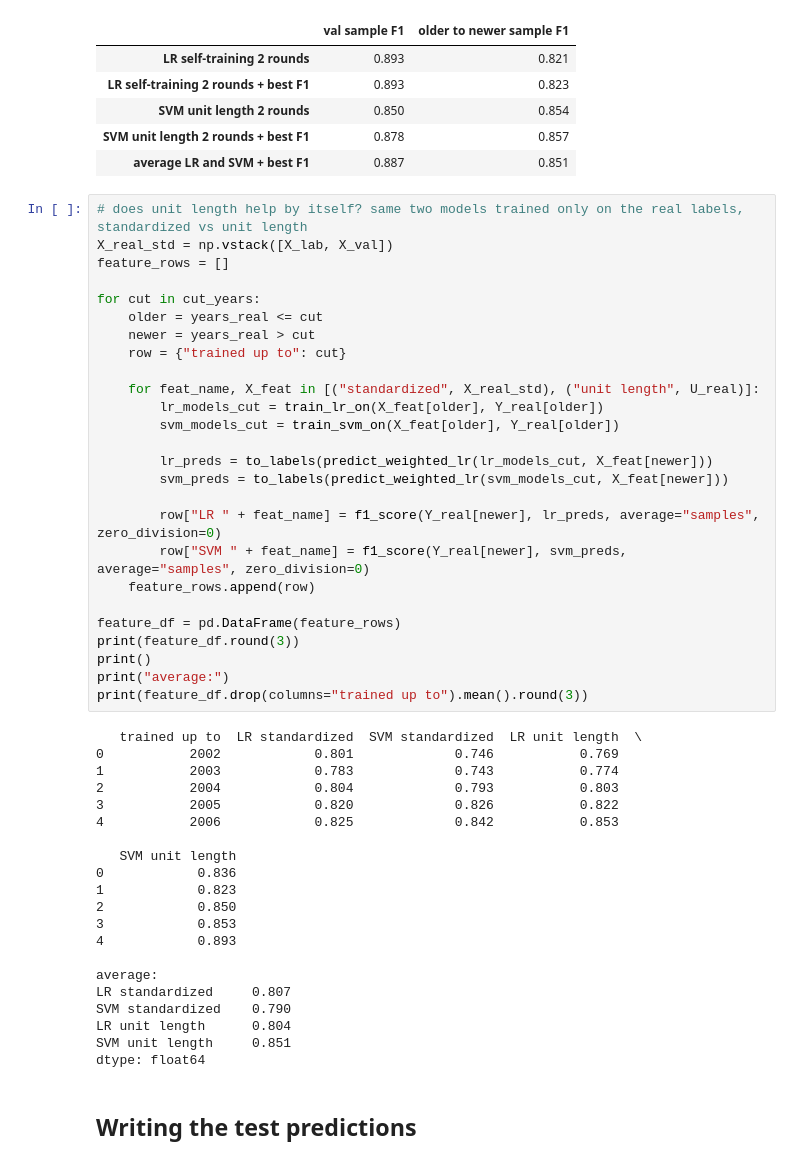
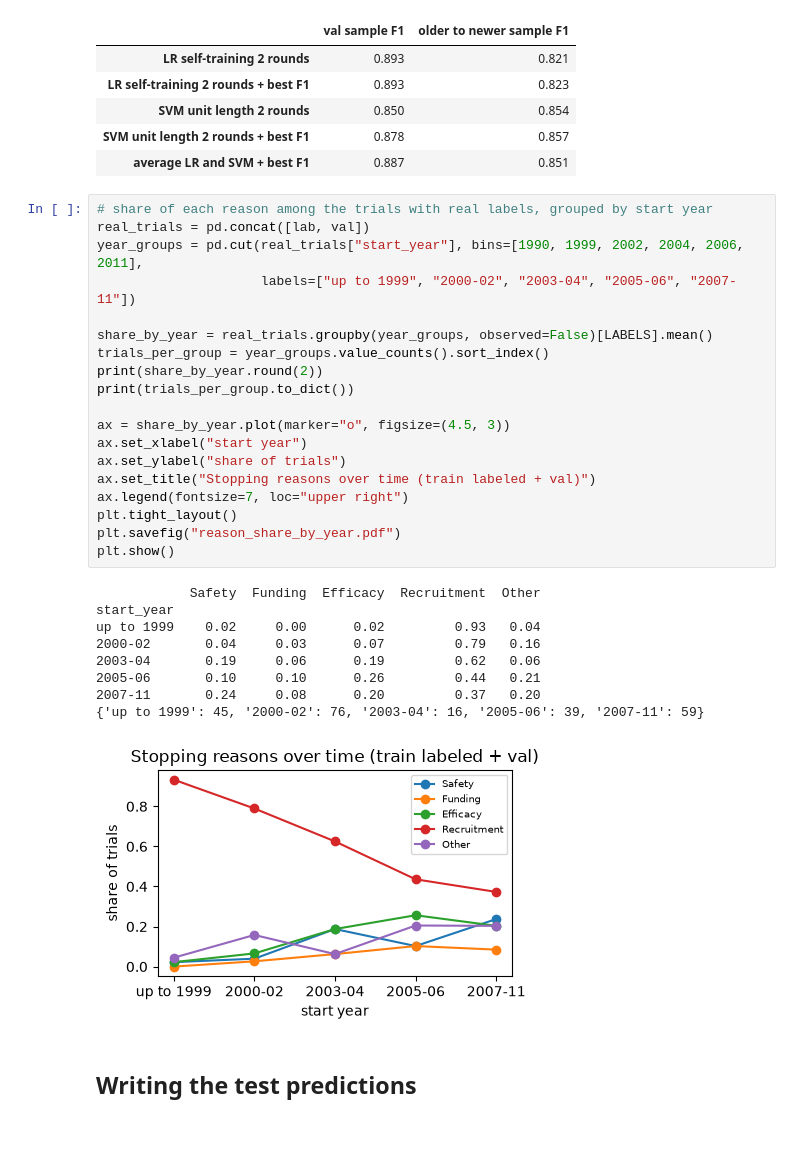
Before and after one commit to aakarsh-g7/CS5785-Midterm-Project, a Jupyter notebook: Part 1/part1.ipynb, the cells around one changed output. Saved outputs shown, nothing was run; the diff lists cells and outputs as text; blank space fills up the shorter version.

Commit message:
Add figure of stopping reasons over time

```diff
--- a/Part 1/part1.ipynb
+++ b/Part 1/part1.ipynb
@@ -1445,53 +1445,35 @@ summary.round(3)
 | SVM unit length 2 rounds | 0.850 | 0.854 |
 | SVM unit length 2 rounds + best F1 | 0.878 | 0.857 |
 | average LR and SVM + best F1 | 0.887 | 0.851 |
-# %%
-# does unit length help by itself? same two models trained only on the real labels, standardized vs unit length
-X_real_std = np.vstack([X_lab, X_val])
-feature_rows = []
-
-for cut in cut_years:
-    older = years_real <= cut
-    newer = years_real > cut
-    row = {"trained up to": cut}
-
-    for feat_name, X_feat in [("standardized", X_real_std), ("unit length", U_real)]:
-        lr_models_cut = train_lr_on(X_feat[older], Y_real[older])
-        svm_models_cut = train_svm_on(X_feat[older], Y_real[older])
-
-        lr_preds = to_labels(predict_weighted_lr(lr_models_cut, X_feat[newer]))
-        svm_preds = to_labels(predict_weighted_lr(svm_models_cut, X_feat[newer]))
-
-        row["LR " + feat_name] = f1_score(Y_real[newer], lr_preds, average="samples", zero_division=0)
-        row["SVM " + feat_name] = f1_score(Y_real[newer], svm_preds, average="samples", zero_division=0)
-    feature_rows.append(row)
-
-feature_df = pd.DataFrame(feature_rows)
-print(feature_df.round(3))
-print()
-print("average:")
-print(feature_df.drop(columns="trained up to").mean().round(3))
-# %% [output]
-   trained up to  LR standardized  SVM standardized  LR unit length  \
-0           2002            0.801             0.746           0.769
-1           2003            0.783             0.743           0.774
-2           2004            0.804             0.793           0.803
-3           2005            0.820             0.826           0.822
-4           2006            0.825             0.842           0.853
-
-   SVM unit length
-0            0.836
-1            0.823
-2            0.850
-3            0.853
-4            0.893
-
-average:
-LR standardized     0.807
-SVM standardized    0.790
-LR unit length      0.804
-SVM unit length     0.851
-dtype: float64
+# %%
+# share of each reason among the trials with real labels, grouped by start year
+real_trials = pd.concat([lab, val])
+year_groups = pd.cut(real_trials["start_year"], bins=[1990, 1999, 2002, 2004, 2006, 2011],
+                     labels=["up to 1999", "2000-02", "2003-04", "2005-06", "2007-11"])
+
+share_by_year = real_trials.groupby(year_groups, observed=False)[LABELS].mean()
+trials_per_group = year_groups.value_counts().sort_index()
+print(share_by_year.round(2))
+print(trials_per_group.to_dict())
+
+ax = share_by_year.plot(marker="o", figsize=(4.5, 3))
+ax.set_xlabel("start year")
+ax.set_ylabel("share of trials")
+ax.set_title("Stopping reasons over time (train labeled + val)")
+ax.legend(fontsize=7, loc="upper right")
+plt.tight_layout()
+plt.savefig("reason_share_by_year.pdf")
+plt.show()
+# %% [output]
+            Safety  Funding  Efficacy  Recruitment  Other
+start_year
+up to 1999    0.02     0.00      0.02         0.93   0.04
+2000-02       0.04     0.03      0.07         0.79   0.16
+2003-04       0.19     0.06      0.19         0.62   0.06
+2005-06       0.10     0.10      0.26         0.44   0.21
+2007-11       0.24     0.08      0.20         0.37   0.20
+{'up to 1999': 45, '2000-02': 76, '2003-04': 16, '2005-06': 39, '2007-11': 59}
+[figure, added]
 # %% [markdown]
 ## Writing the test predictions
 # %%
```
